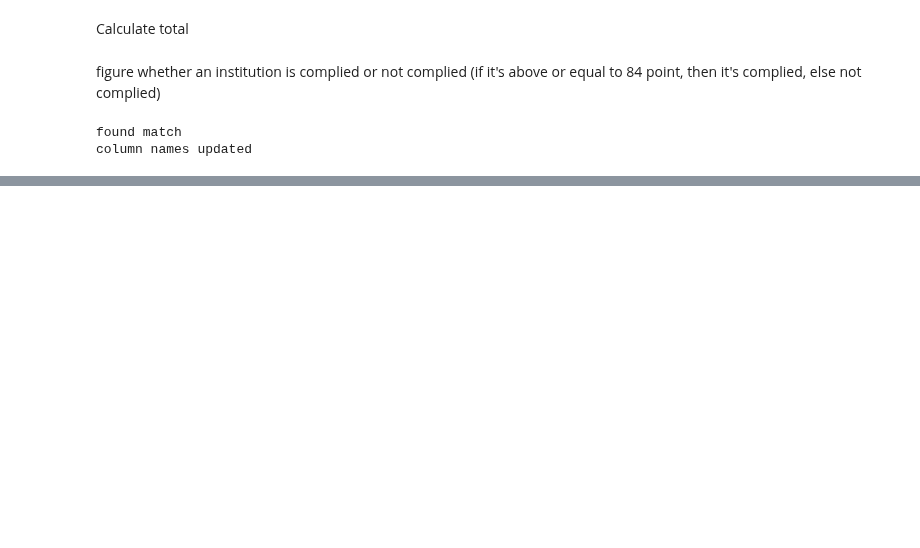
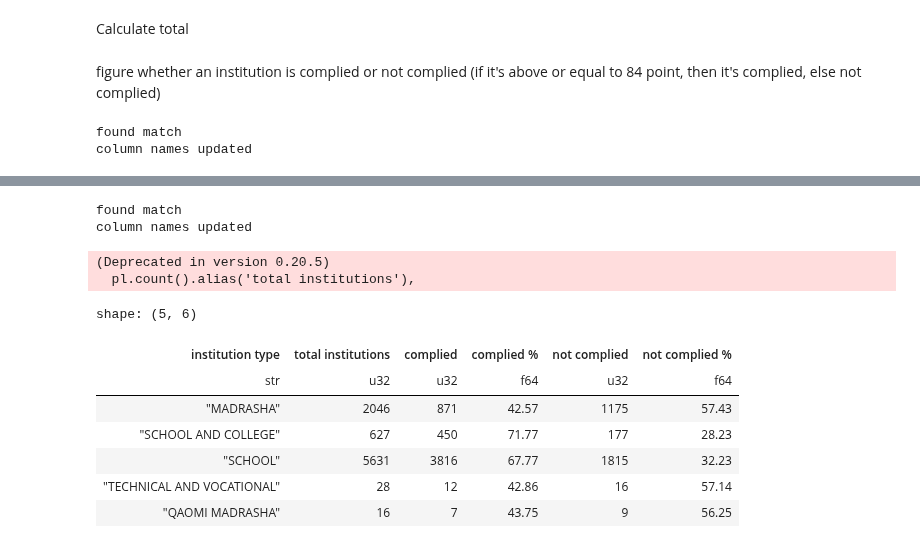
Before and after one commit to monjurmorshed793/sedp-reports, a Jupyter notebook: src/sedp_reports/pbgsi-report.ipynb, the cells around one changed output, grey strips where cells are left out. Cells and saved outputs as stored; diff of their text form; code cells hidden in the pictures; blank space fills up the shorter version.

```diff
--- a/src/sedp_reports/pbgsi-report.ipynb
+++ b/src/sedp_reports/pbgsi-report.ipynb
@@ -867,0 +870,38 @@ general_information = general_information.with_columns([
+# %%
+update_columns('general_information')
+# %% [output]
+found match
+column names updated
+# %%
+from generate.general_information import GENERALIZED_INSTITUTION_TYPE_NAME_EN
+
+report13 = (
+    general_information.lazy()
+    .group_by(pl.col(GENERALIZED_INSTITUTION_TYPE_NAME_EN).alias('institution type'))
+    .agg([
+        pl.count().alias('total institutions'),
+        (pl.col('compliance_status') == 'complied').sum().alias('complied'),
+        (pl.col('compliance_status') == 'not complied').sum().alias('not complied')
+    ])
+)
+
+report13_df = report13.collect()
+report13_df = report13_df.with_columns([
+    ((pl.col('complied')/pl.col('total institutions'))*100).round(2).alias('complied %'),
+    ((pl.col('not complied')/pl.col('total institutions'))*100).round(2).alias('not complied %')
+])
+
+report13_df = report13_df.select(['institution type', 'total institutions', 'complied', 'complied %', 'not complied', 'not complied %'])
+
+report13_df.head()
+# %% [output]
+(Deprecated in version 0.20.5)
+  pl.count().alias('total institutions'),
+shape: (5, 6)
+| institution type | total institutions | complied | complied % | not complied | not complied % |
+| str | u32 | u32 | f64 | u32 | f64 |
+| "MADRASHA" | 2046 | 871 | 42.57 | 1175 | 57.43 |
+| "SCHOOL AND COLLEGE" | 627 | 450 | 71.77 | 177 | 28.23 |
+| "SCHOOL" | 5631 | 3816 | 67.77 | 1815 | 32.23 |
+| "TECHNICAL AND VOCATIONAL" | 28 | 12 | 42.86 | 16 | 57.14 |
+| "QAOMI MADRASHA" | 16 | 7 | 43.75 | 9 | 56.25 |
```
Also changed, not shown: parts of 6 cells of this notebook.
